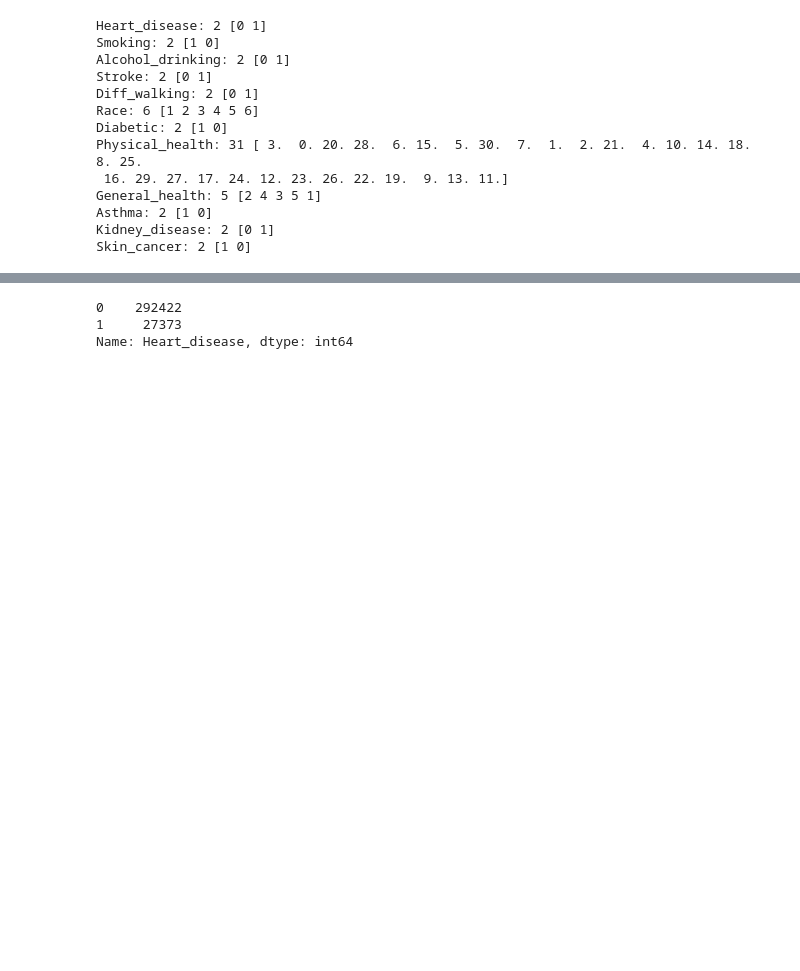
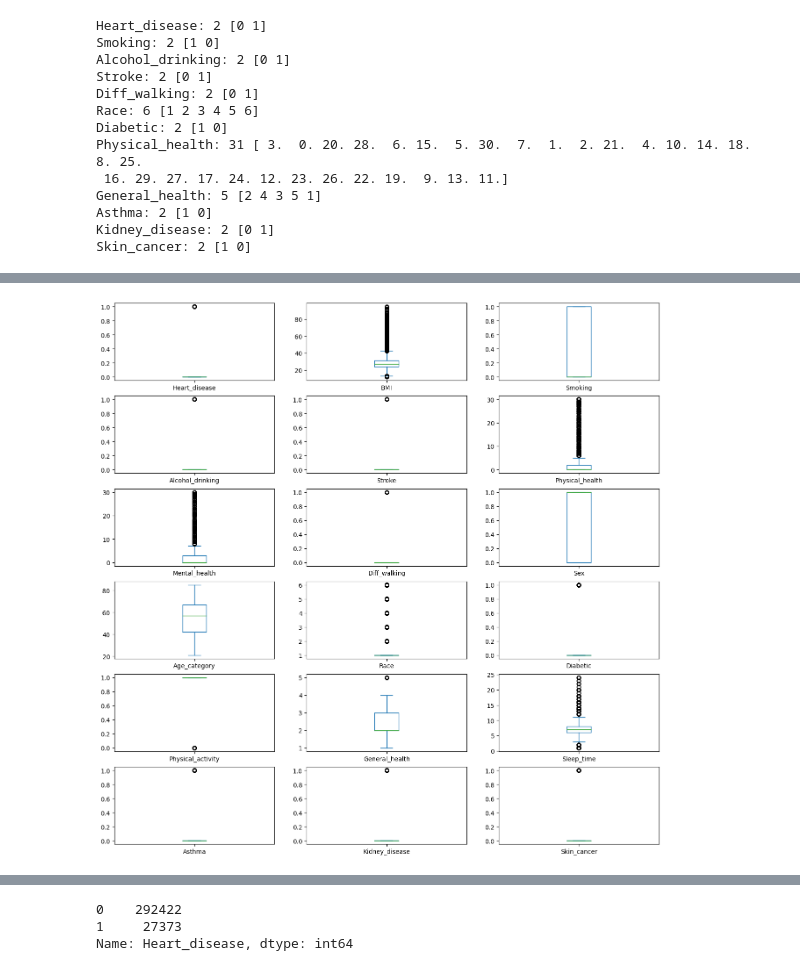
Before and after one commit to BivekChaudhary876/heart_disease_prediction, a Jupyter notebook: Untitled.ipynb, the cells around one changed output, grey strips where cells are left out. Drawn from its saved outputs; the diff is of its cells as text; code cells hidden in the pictures; blank space fills up the shorter version.

```diff
--- a/Untitled.ipynb
+++ b/Untitled.ipynb
@@ -348,0 +354,5 @@ Skin_cancer: 2 [1 0]
+# %%
+#identifying the outliers in the dataset
+df.plot(kind = 'box', figsize = (16, 16), layout = (6, 3), sharex = False, subplots = True);
+# %% [output]
+[figure, new version]
```
Also changed, not shown: parts of 12 cells of this notebook.
